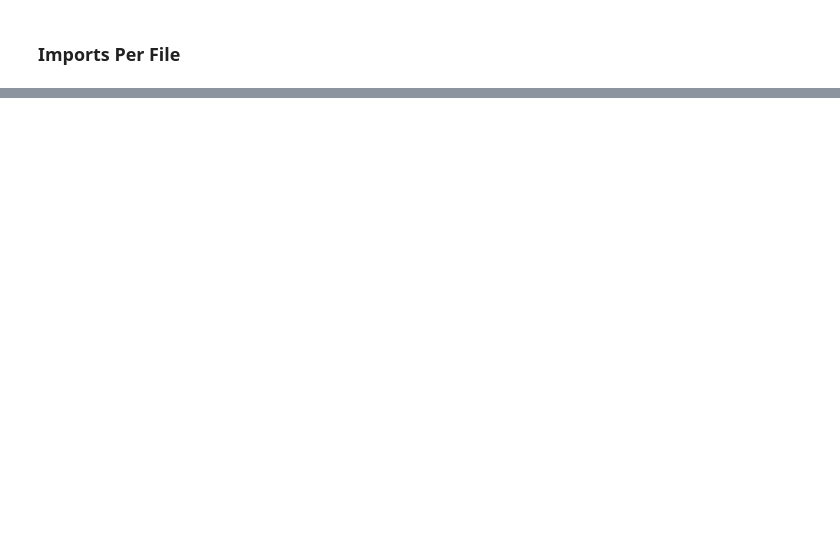
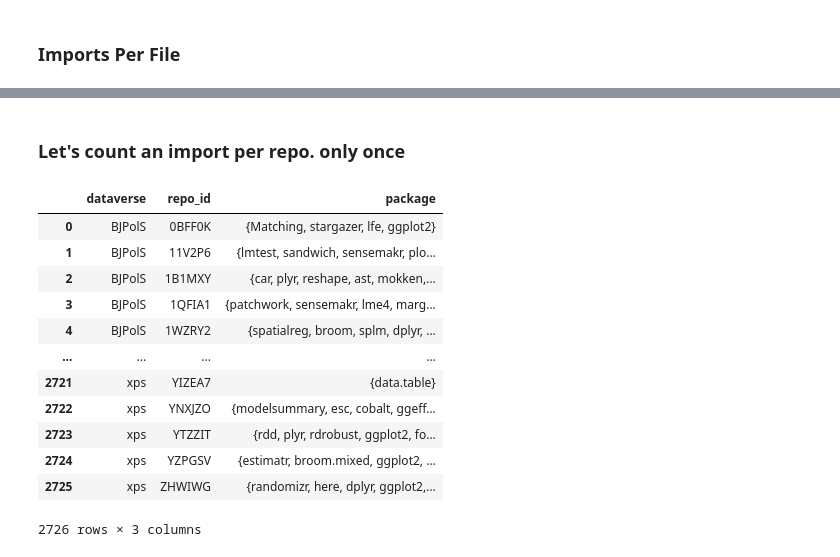
Before and after one commit to recite/softverse, a Jupyter notebook: scripts/03_tally_imports.ipynb, the cells around one changed output, grey strips where cells are left out. Drawn from its saved outputs; the diff is of its cells as text; code cells hidden in the pictures; blank space fills up the shorter version.

```diff
--- a/scripts/03_tally_imports.ipynb
+++ b/scripts/03_tally_imports.ipynb
@@ -41,0 +168,20 @@ cites_df = pd.DataFrame(repo_level["imports"].explode().value_counts().reset_ind
+# %% [markdown]
+### Let's count an import per repo. only once
+# %%
+repo_level = data.groupby(['dataverse', 'repo_id'])['package'].agg(set).reset_index()
+repo_level.to_csv("../data/repo_level.csv", index = False)
+repo_level
+# %% [output]
+|  | dataverse | repo_id | package |
+| 0 | BJPolS | 0BFF0K | {Matching, stargazer, lfe, ggplot2} |
+| 1 | BJPolS | 11V2P6 | {lmtest, sandwich, sensemakr, plo... |
+| 2 | BJPolS | 1B1MXY | {car, plyr, reshape, ast, mokken,... |
+| 3 | BJPolS | 1QFIA1 | {patchwork, sensemakr, lme4, marg... |
+| 4 | BJPolS | 1WZRY2 | {spatialreg, broom, splm, dplyr, ... |
+| ... | ... | ... | ... |
+| 2721 | xps | YIZEA7 | {data.table} |
+| 2722 | xps | YNXJZO | {modelsummary, esc, cobalt, ggeff... |
+| 2723 | xps | YTZZIT | {rdd, plyr, rdrobust, ggplot2, fo... |
+| 2724 | xps | YZPGSV | {estimatr, broom.mixed, ggplot2, ... |
+| 2725 | xps | ZHWIWG | {randomizr, here, dplyr, ggplot2,... |
+2726 rows × 3 columns
```
Also changed, not shown: parts of 16 cells of this notebook, 10 other files.
